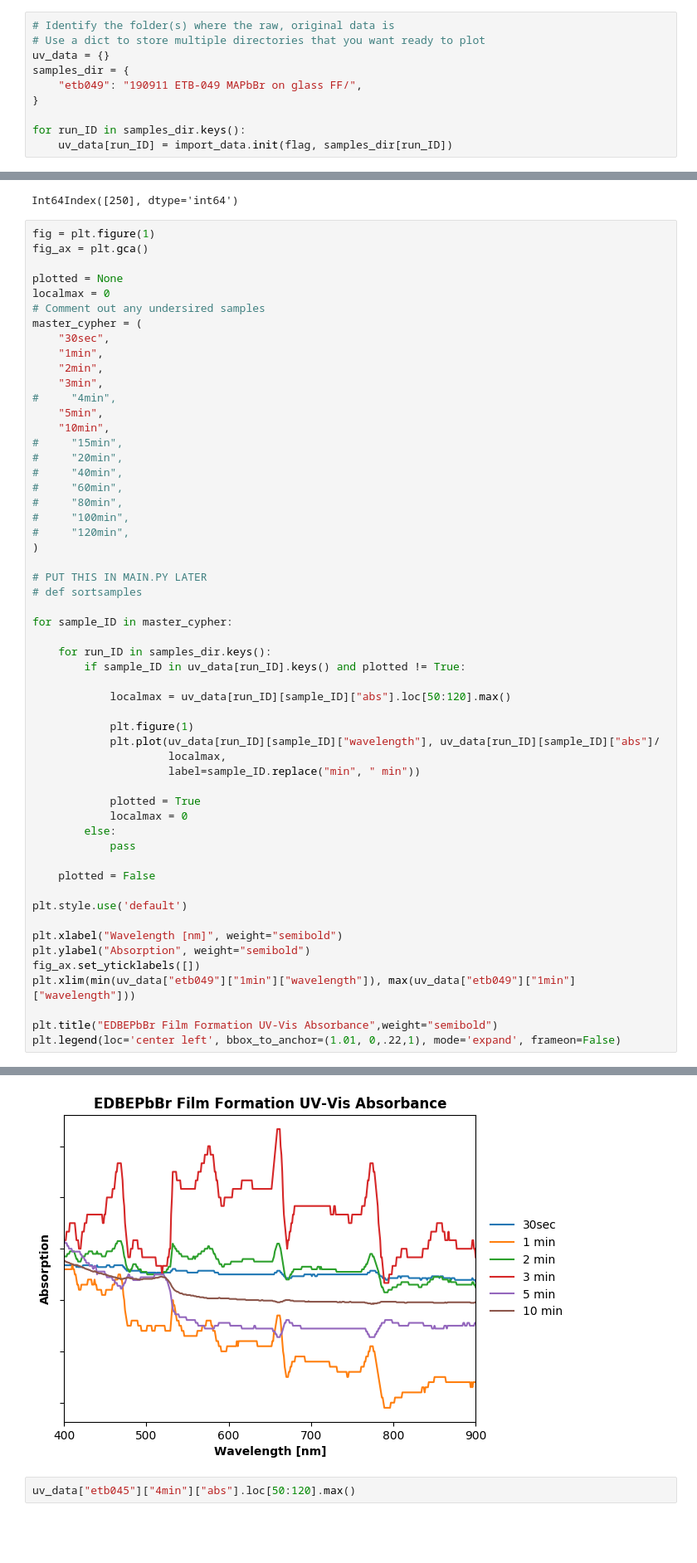
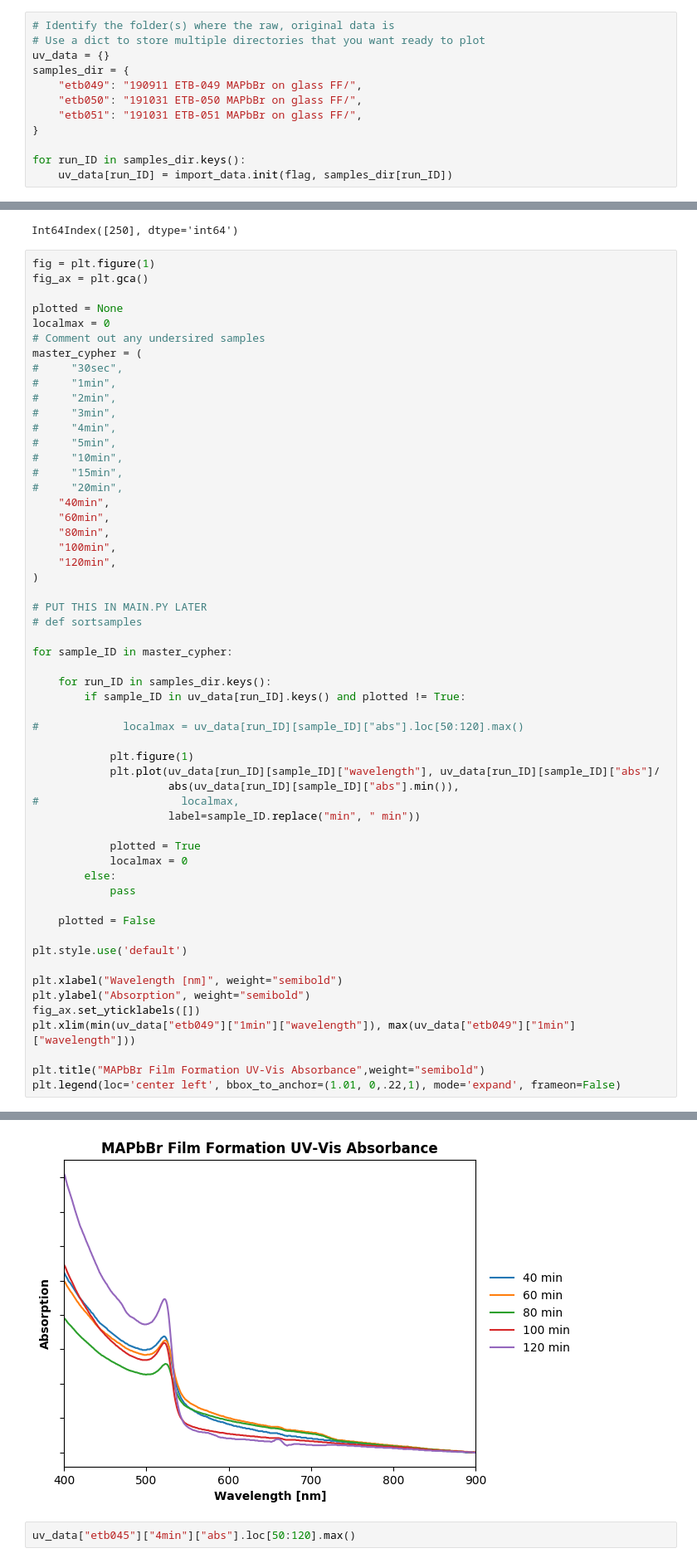
Before and after one commit to tomasbar/sciencetools_py, a Jupyter notebook: plotUVVIS.ipynb, the cells around one changed output, grey strips where cells are left out. Shown: that part at 83% size. Cells and saved outputs as stored; diff of their text form; blank space fills up the shorter version.

```diff
--- a/plotUVVIS.ipynb
+++ b/plotUVVIS.ipynb
@@ -200,6 +200,8 @@ uv_data
 uv_data = {}
 samples_dir = {
     "etb049": "190911 ETB-049 MAPbBr on glass FF/",
+    "etb050": "191031 ETB-050 MAPbBr on glass FF/",
+    "etb051": "191031 ETB-051 MAPbBr on glass FF/",
 }
 
 for run_ID in samples_dir.keys():
@@ -219,56 +223,57 @@ plotted = None
 localmax = 0
 # Comment out any undersired samples
 master_cypher = (
-    "30sec",
-    "1min",
-    "2min",
-    "3min",
+#     "30sec",
+#     "1min",
+#     "2min",
+#     "3min",
 #     "4min",
-    "5min",
-    "10min",
+#     "5min",
+#     "10min",
 #     "15min",
 #     "20min",
-#     "40min",
-#     "60min",
-#     "80min",
-#     "100min",
-#     "120min",
+    "40min",
+    "60min",
+    "80min",
+    "100min",
+    "120min",
 )
 
 # PUT THIS IN MAIN.PY LATER
 # def sortsamples
 
 for sample_ID in master_cypher:
 
     for run_ID in samples_dir.keys():
         if sample_ID in uv_data[run_ID].keys() and plotted != True:
 
-            localmax = uv_data[run_ID][sample_ID]["abs"].loc[50:120].max()
+#             localmax = uv_data[run_ID][sample_ID]["abs"].loc[50:120].max()
 
             plt.figure(1)
             plt.plot(uv_data[run_ID][sample_ID]["wavelength"], uv_data[run_ID][sample_ID]["abs"]/
-                     localmax,
+                     abs(uv_data[run_ID][sample_ID]["abs"].min()),
+#                      localmax,
                      label=sample_ID.replace("min", " min"))
 
             plotted = True
             localmax = 0
         else:
             pass
 
     plotted = False
 
 plt.style.use('default')
 
 plt.xlabel("Wavelength [nm]", weight="semibold")
 plt.ylabel("Absorption", weight="semibold")
 fig_ax.set_yticklabels([])
 plt.xlim(min(uv_data["etb049"]["1min"]["wavelength"]), max(uv_data["etb049"]["1min"]["wavelength"]))
 
-plt.title("EDBEPbBr Film Formation UV-Vis Absorbance",weight="semibold")
+plt.title("MAPbBr Film Formation UV-Vis Absorbance",weight="semibold")
 plt.legend(loc='center left', bbox_to_anchor=(1.01, 0,.22,1), mode='expand', frameon=False)
 # %% [output]
 <matplotlib.legend.Legend at 0x...>
-[figure, old version]
+[figure, new version]
 # %%
 uv_data["etb045"]["4min"]["abs"].loc[50:120].max()
 # %% [output]
```
Also changed, not shown: parts of 2 cells of this notebook, 13 other files.
